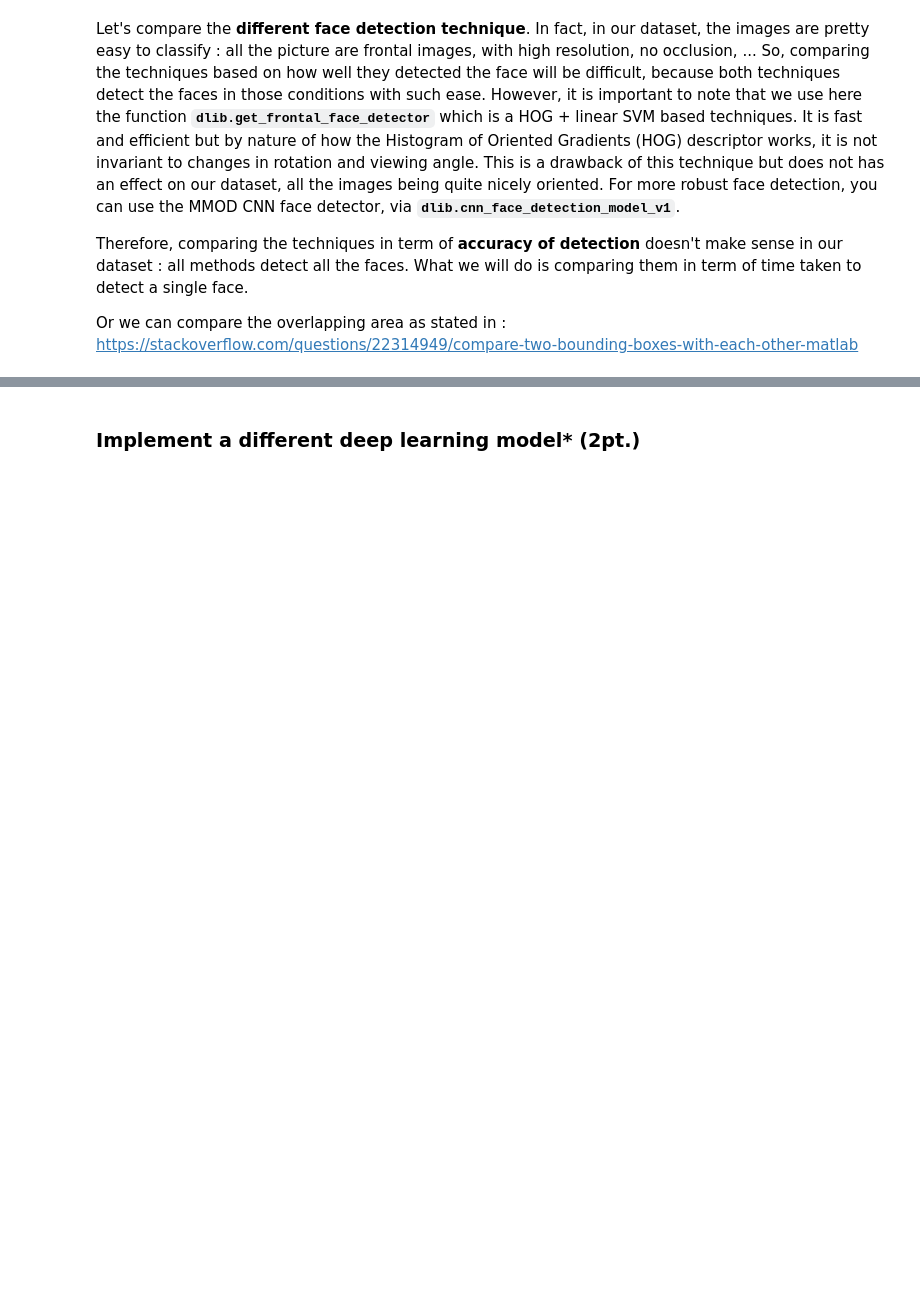
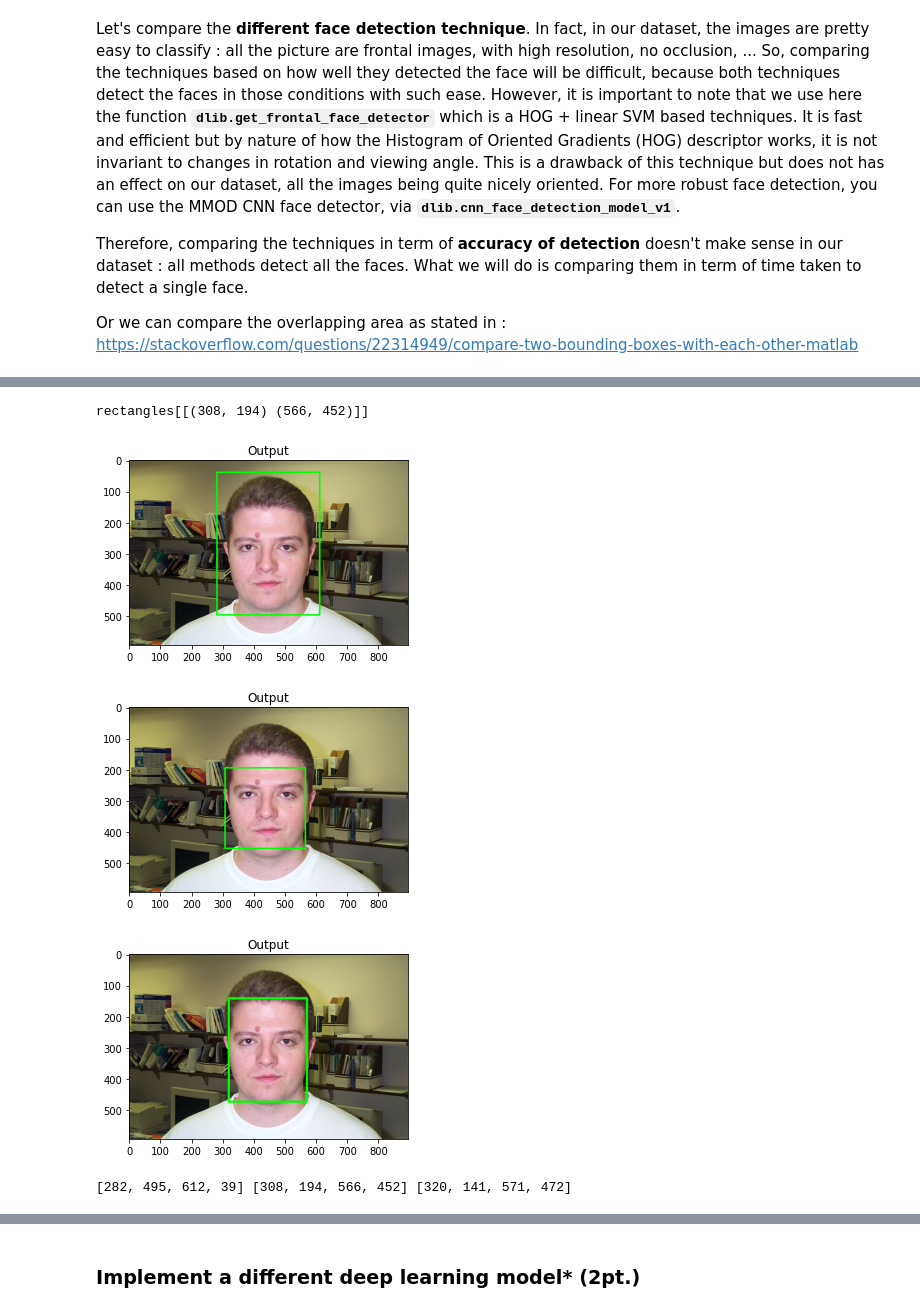
Before and after one commit to denizsoysal/biometrics, a Jupyter notebook: assignments/assignment3/Assignment3/assignment_3_2022.ipynb, the cells around one changed output, grey strips where cells are left out. Drawn from its saved outputs; the diff is of its cells as text; code cells hidden in the pictures; blank space fills up the shorter version.

```diff
--- a/assignments/assignment3/Assignment3/assignment_3_2022.ipynb
+++ b/assignments/assignment3/Assignment3/assignment_3_2022.ipynb
@@ -1476,0 +1461,13 @@ Or we can compare the overlapping area as stated in : https://stackoverflow.com/
+# %%
+boxA ,face_arrayA =ground_truth_detection(train[55],ground_truth_bbox[55])
+boxB ,face_arrayB = hogDetectFaces(train[55], hog_face_detector)
+boxC,face_arrayC =  extract_face(train[55])
+# %% [output]
+rectangles[[(308, 194) (566, 452)]]
+[figure, added]
+[figure, added]
+[figure, added]
+# %%
+print(boxA,boxB,boxC)
+# %% [output]
+[282, 495, 612, 39] [308, 194, 566, 452] [320, 141, 571, 472]
```
Also changed, not shown: parts of 19 cells of this notebook.
